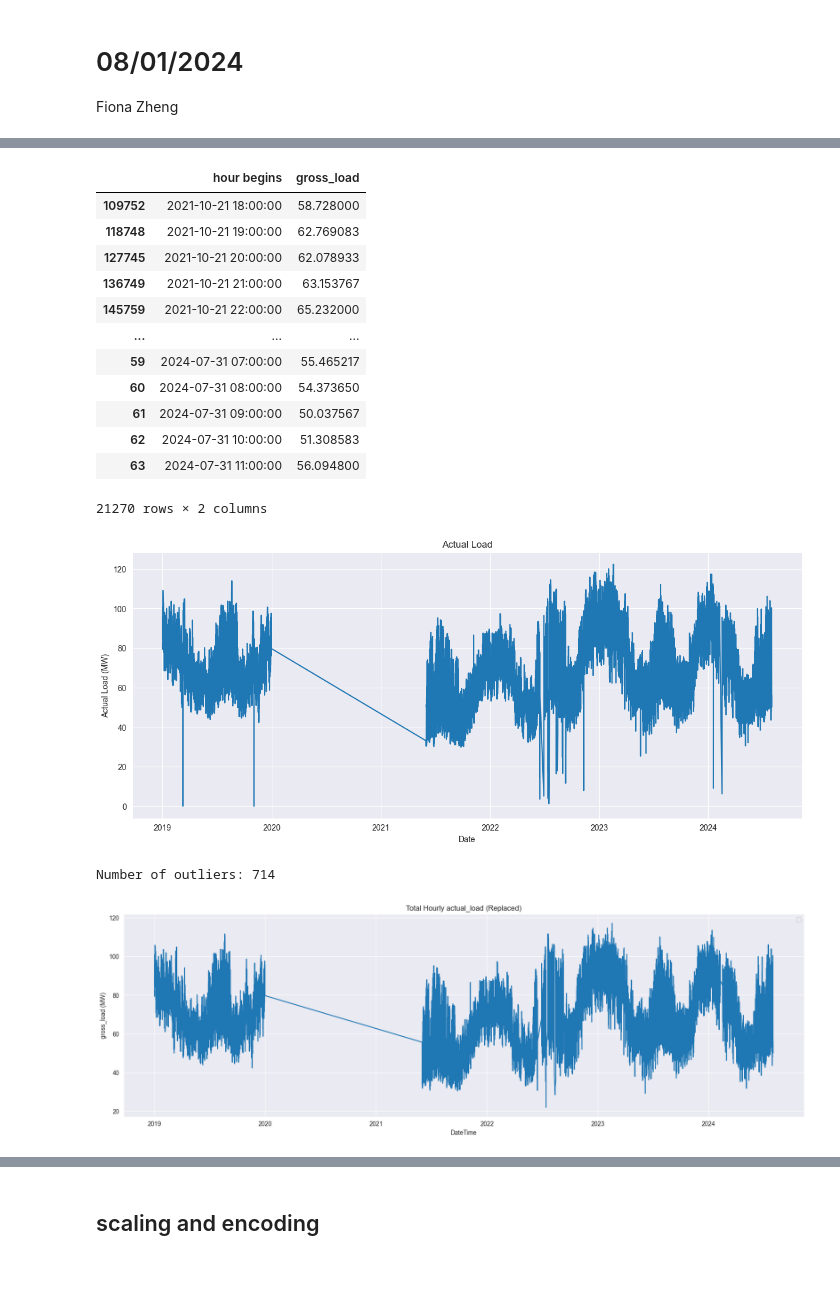
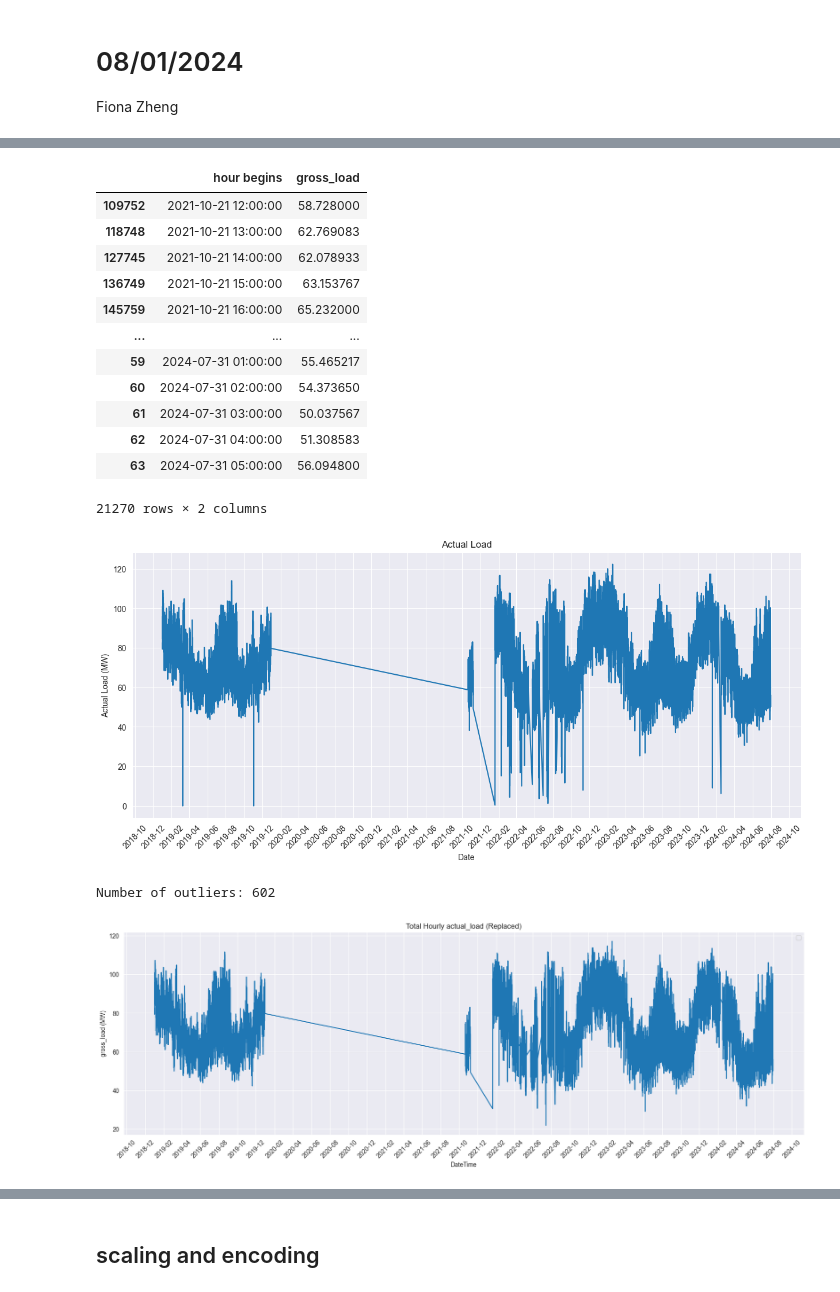
Before and after one commit to FionaSY814/forecast_test, a Jupyter notebook: DMEA_long_term_Gross.ipynb, the cells around one changed output, grey strips where cells are left out. Saved outputs shown, nothing was run; the diff lists cells and outputs as text; code cells hidden in the pictures.

```diff
--- a/DMEA_long_term_Gross.ipynb
+++ b/DMEA_long_term_Gross.ipynb
@@ -77,49 +95,52 @@ df_2122
 # %%
 # df_2124
-df_2124.drop(columns=['lmp', 'tag_actual', 'tag_scheduled', 'netload', 'netload_source', 'date_local', 'he_local', 'tz',
-                 'lastest_update_utc'], inplace=True)
+df_2124.drop(columns=['lmp', 'tag_actual', 'tag_scheduled',  'netload_source',  'date_local', 'he_local', 'tz', 'netload',                 'lastest_update_utc'], inplace=True)
 df_2124 = df_2124[df_2124['load_name'] == 'DMEA']
 df_2124.drop(columns=['load_name'], inplace=True)
 df_2124.rename(columns={'timestamp': 'hour begins'}, inplace=True)
 
 # turn 2024-07-30 19:00:00+00:00 into 2024-07-30 19:00:00
 df_2124['hour begins'] = df_2124['hour begins'].apply(lambda x: x.split('+')[0])
-df_2124['hour begins'] = pd.to_datetime(df_2124['hour begins'])
+# turn into mountain time zone
+df_2124['hour begins'] = pd.to_datetime(df_2124['hour begins']).dt.tz_localize('UTC').dt.tz_convert('US/Mountain')
+# remove the timezone, but has the datetime format
+df_2124['hour begins'] = df_2124['hour begins'].dt.tz_localize(None)
 df_2124.sort_values(by='hour begins', inplace=True)
 # %%
 df_2124
 # %% [output]
 |  | hour begins | gross_load |
-| 109752 | 2021-10-21 18:00:00 | 58.728000 |
-| 118748 | 2021-10-21 19:00:00 | 62.769083 |
-| 127745 | 2021-10-21 20:00:00 | 62.078933 |
-| 136749 | 2021-10-21 21:00:00 | 63.153767 |
-| 145759 | 2021-10-21 22:00:00 | 65.232000 |
+| 109752 | 2021-10-21 12:00:00 | 58.728000 |
+| 118748 | 2021-10-21 13:00:00 | 62.769083 |
+| 127745 | 2021-10-21 14:00:00 | 62.078933 |
+| 136749 | 2021-10-21 15:00:00 | 63.153767 |
+| 145759 | 2021-10-21 16:00:00 | 65.232000 |
 | ... | ... | ... |
-| 59 | 2024-07-31 07:00:00 | 55.465217 |
-| 60 | 2024-07-31 08:00:00 | 54.373650 |
-| 61 | 2024-07-31 09:00:00 | 50.037567 |
-| 62 | 2024-07-31 10:00:00 | 51.308583 |
-| 63 | 2024-07-31 11:00:00 | 56.094800 |
+| 59 | 2024-07-31 01:00:00 | 55.465217 |
+| 60 | 2024-07-31 02:00:00 | 54.373650 |
+| 61 | 2024-07-31 03:00:00 | 50.037567 |
+| 62 | 2024-07-31 04:00:00 | 51.308583 |
+| 63 | 2024-07-31 05:00:00 | 56.094800 |
 21270 rows × 2 columns
 # %%
-# there is overlap of the date in df_2124 and df_2122
-# drop the overlap date in df_2124
-df_2124 = df_2124[~df_2124['hour begins'].isin(df_2122['hour begins'])]
 # merge the dataframes
-df = pd.concat([df_19, df_2122, df_2124], axis=0)
+df = pd.concat([df_19, df_2124], axis=0)
 df = df.sort_values(by='hour begins')
 df.reset_index(drop=True, inplace=True)
 # %%
 # plot
 plt.figure(figsize=(15, 6))
 plt.plot(df['hour begins'], df['gross_load'])
 plt.title('Actual Load')
 plt.xlabel('Date')
 plt.ylabel('Actual Load (MW)')
+# with date and rotate
+plt.gca().xaxis.set_major_locator(mdates.MonthLocator(interval=2))  # set to show every 3 months
+plt.gca().xaxis.set_major_formatter(mdates.DateFormatter('%Y-%m'))
+plt.xticks(rotation=45)
 plt.show()
 # %% [output]
-[figure, old version]
+[figure, new version]
 # %%
 # replace the outlier values as the average of the previous day and the next day
 def replace_outliers_with_avg(s):
@@ -152,10 +173,15 @@ plt.xlabel('DateTime')
 plt.ylabel('gross_load (MW)')
 plt.title('Total Hourly actual_load (Replaced)')
 plt.legend()
+
+# with date and rotate
+plt.gca().xaxis.set_major_locator(mdates.MonthLocator(interval=2))  # set to show every 3 months
+plt.gca().xaxis.set_major_formatter(mdates.DateFormatter('%Y-%m'))
+plt.xticks(rotation=45)
 plt.show()
 # %% [output]
-Number of outliers: 714
+Number of outliers: 602
-[figure, old version]
+[figure, new version]
 # %%
 df
 # %% [output]
```
Also changed, not shown: parts of 31 cells of this notebook, 1 other file.
